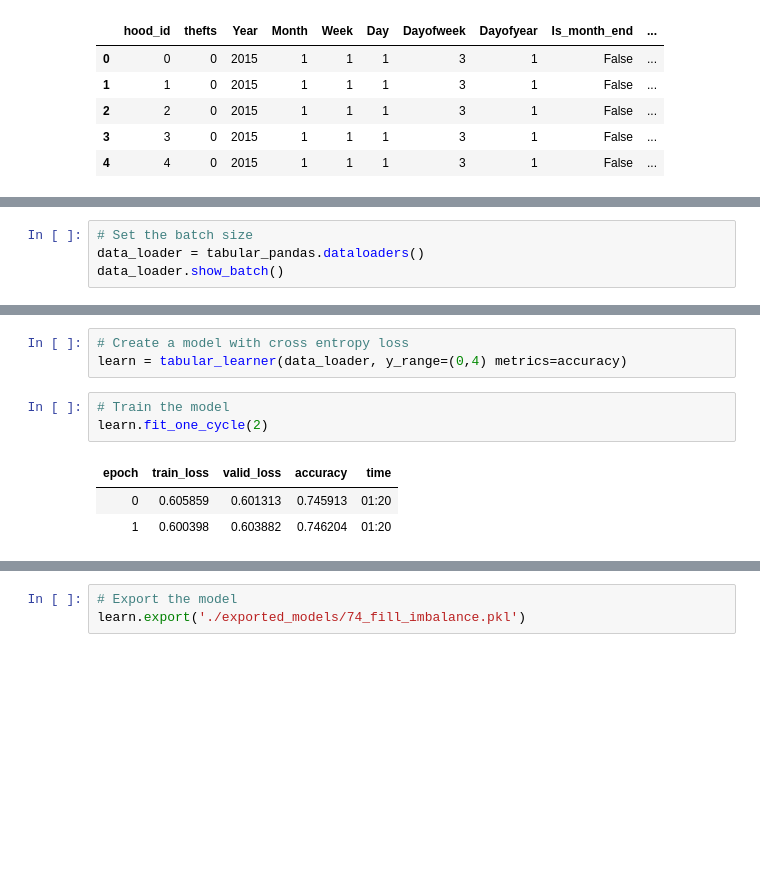
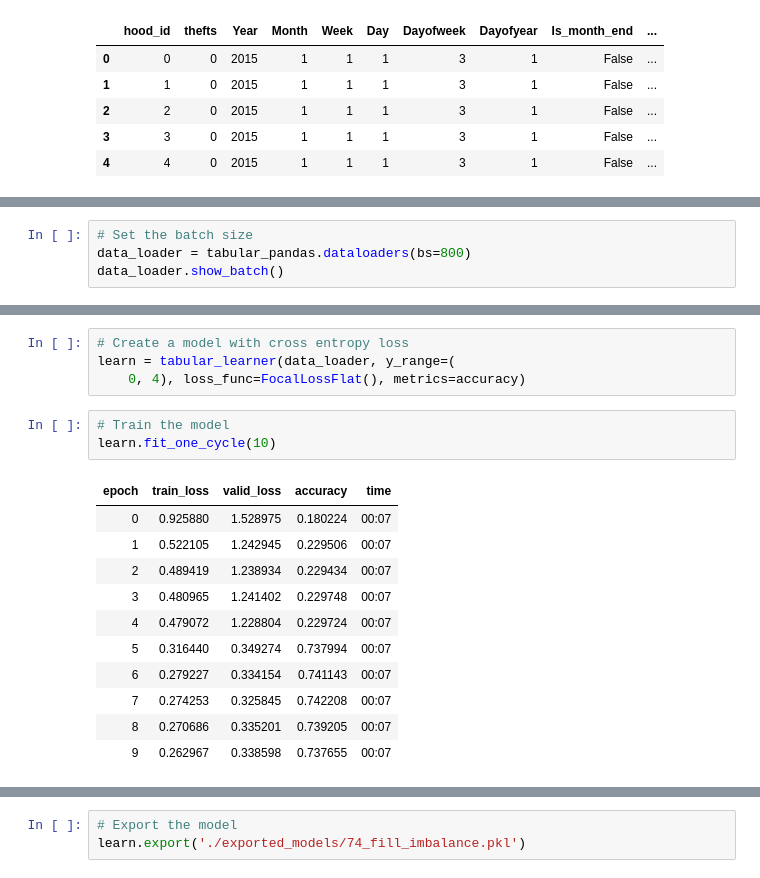
Before and after one commit to pika11/uoft-ml-group4-final-project, a Jupyter notebook: deep_learning_models_0_fill_imbalance.ipynb, the cells around one changed output, grey strips where cells are left out. Cells and saved outputs as stored; diff of their text form; blank space fills up the shorter version.

```diff
--- a/deep_learning_models_0_fill_imbalance.ipynb
+++ b/deep_learning_models_0_fill_imbalance.ipynb
@@ -91,6 +91,6 @@ tabular_pandas.xs.iloc[:5]
 # %%
 # Set the batch size
-data_loader = tabular_pandas.dataloaders()
+data_loader = tabular_pandas.dataloaders(bs=800)
 data_loader.show_batch()
 # %% [output]
 |  | hood_id | Month | Week | Day | Dayofweek | Dayofyear | Is_month_end | Is_month_start | ... |
@@ -107,12 +107,21 @@ data_loader.show_batch()
 # %%
 # Create a model with cross entropy loss
-learn = tabular_learner(data_loader, y_range=(0,4) metrics=accuracy)
+learn = tabular_learner(data_loader, y_range=(
+    0, 4), loss_func=FocalLossFlat(), metrics=accuracy)
 # %%
 # Train the model
-learn.fit_one_cycle(2)
+learn.fit_one_cycle(10)
 # %% [output]
 | epoch | train_loss | valid_loss | accuracy | time |
-| 0 | 0.605859 | 0.601313 | 0.745913 | 01:20 |
-| 1 | 0.600398 | 0.603882 | 0.746204 | 01:20 |
+| 0 | 0.925880 | 1.528975 | 0.180224 | 00:07 |
+| 1 | 0.522105 | 1.242945 | 0.229506 | 00:07 |
+| 2 | 0.489419 | 1.238934 | 0.229434 | 00:07 |
+| 3 | 0.480965 | 1.241402 | 0.229748 | 00:07 |
+| 4 | 0.479072 | 1.228804 | 0.229724 | 00:07 |
+| 5 | 0.316440 | 0.349274 | 0.737994 | 00:07 |
+| 6 | 0.279227 | 0.334154 | 0.741143 | 00:07 |
+| 7 | 0.274253 | 0.325845 | 0.742208 | 00:07 |
+| 8 | 0.270686 | 0.335201 | 0.739205 | 00:07 |
+| 9 | 0.262967 | 0.338598 | 0.737655 | 00:07 |
 # %%
 # Show the results
```
Also changed, not shown: parts of 8 cells of this notebook.
